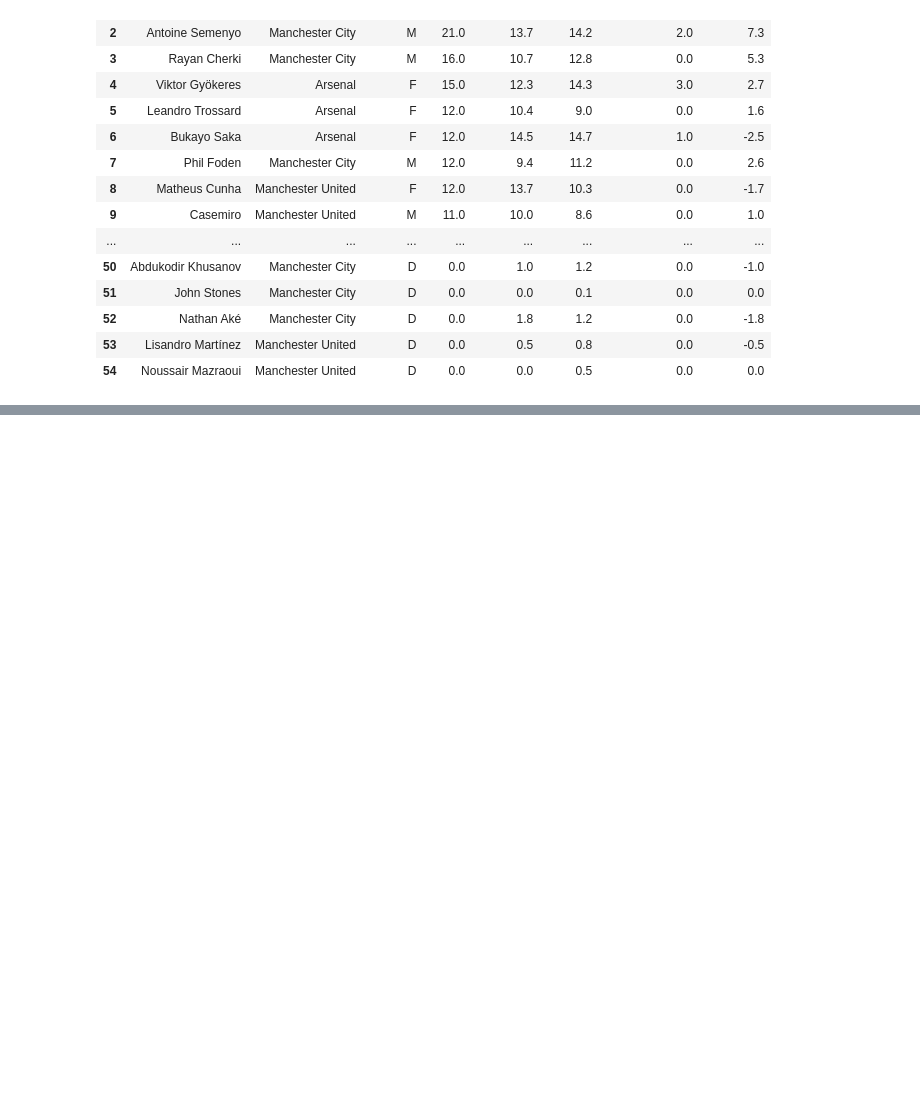
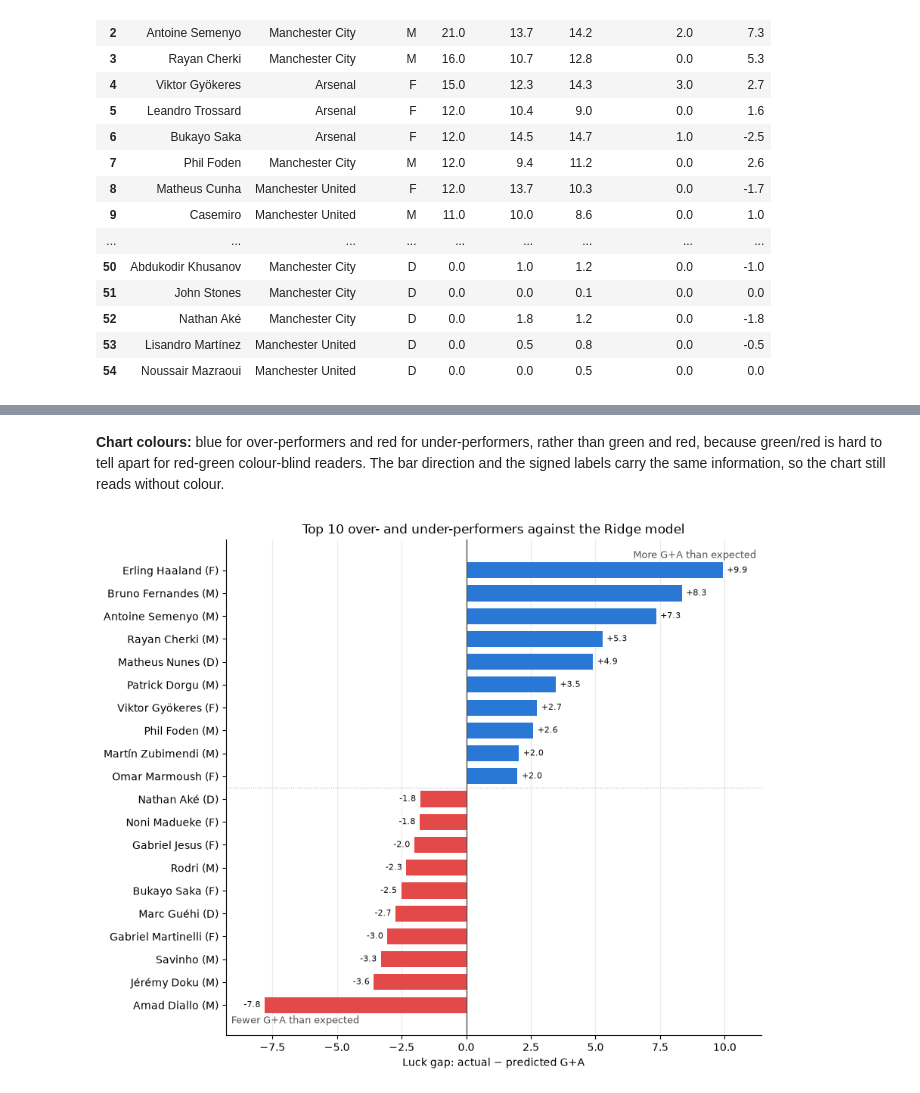
Before and after one commit to Mujtabazadawa/G-A-predictor, a Jupyter notebook: notebooks/ga_predictor.ipynb, the cells around one changed output, grey strips where cells are left out. Drawn from its saved outputs; the diff is of its cells as text; code cells hidden in the pictures; blank space fills up the shorter version.

```diff
--- a/notebooks/ga_predictor.ipynb
+++ b/notebooks/ga_predictor.ipynb
@@ -567,0 +563,19 @@ Biggest under-performers (actual below predicted):
+# %%
+players["gap"] = players[TARGET] - players["predicted"]
+players["xg_xa_gap"] = players[TARGET] - players["xg_xa"]
+players["goals_minus_xG"] = players["goals"].fillna(0) - players["expectedGoals"]
+players["assists_minus_xA"] = players["assists"].fillna(0) - players["expectedAssists"]
+players["penaltiesTaken"] = players["penaltiesTaken"].fillna(0)
+
+gap_table = (
+    players[["player_name", "position", TARGET, "predicted", "gap", "xg_xa_gap",
+             "goals_minus_xG", "assists_minus_xA", "penaltiesTaken"]]
+    .rename(columns={"player_name": "player", TARGET: "actual", "xg_xa_gap": "gap vs xG + xA",
+                     "goals_minus_xG": "goals − xG", "assists_minus_xA": "assists − xA",
+                     "penaltiesTaken": "penalties taken"})
+    .round(1)
+)
+print("Top 10 over-performers (actual above predicted):")
+display(gap_table.nlargest(10, "gap").reset_index(drop=True))
+print("Top 10 under-performers (actual below predicted):")
+display(gap_table.nsmallest(10, "gap").reset_index(drop=True))
@@ -567,0 +607,36 @@ Biggest under-performers (actual below predicted):
+# %% [markdown]
+**Chart colours:** blue for over-performers and red for under-performers, rather than green and red, because green/red is hard to tell apart for red-green colour-blind readers. The bar direction and the signed labels carry the same information, so the chart still reads without colour.
+# %%
+OVER_COLOR, UNDER_COLOR = "#2a78d6", "#e34948"
+
+# Bottom to top: biggest under-performer first, biggest over-performer last (top of the chart)
+chart = pd.concat([players.nsmallest(10, "gap"), players.nlargest(10, "gap").iloc[::-1]])
+rows = np.arange(len(chart))
+
+fig, ax = plt.subplots(figsize=(9, 7.5))
+ax.barh(rows, chart["gap"], height=0.7,
+        color=np.where(chart["gap"] > 0, OVER_COLOR, UNDER_COLOR))
+ax.axvline(0, color="#52514e", linewidth=1)
+ax.axhline(9.5, color="#b5b3ad", linewidth=0.8, linestyle=":")
+for row, gap in zip(rows, chart["gap"]):
+    ax.annotate(f"{gap:+.1f}", (gap, row), xytext=(4 if gap > 0 else -4, 0),
+                textcoords="offset points", ha="left" if gap > 0 else "right",
+                va="center", fontsize=8, color="#0b0b0b")
+
+ax.set_yticks(rows, [f"{name} ({pos})" for name, pos in zip(chart["player_name"], chart["position"])])
+ax.set_xlim(chart["gap"].min() - 1.5, chart["gap"].max() + 1.5)
+ax.set_xlabel("Luck gap: actual − predicted G+A")
+ax.set_title("Top 10 over- and under-performers against the Ridge model")
+ax.text(0.99, 0.98, "More G+A than expected", transform=ax.transAxes, ha="right", va="top",
+        fontsize=9, color="#52514e")
+ax.text(0.01, 0.02, "Fewer G+A than expected", transform=ax.transAxes, ha="left", va="bottom",
+        fontsize=9, color="#52514e")
+ax.grid(axis="x", alpha=0.25)
+ax.set_axisbelow(True)
+ax.spines[["top", "right"]].set_visible(False)
+fig.tight_layout()
+
+fig.savefig(OUTPUT_DIR / "luck_gap.png", dpi=150, bbox_inches="tight")
+plt.show()
+# %% [output]
+[figure, added]
```
Also changed, not shown: parts of 9 cells of this notebook, 3 other files.
